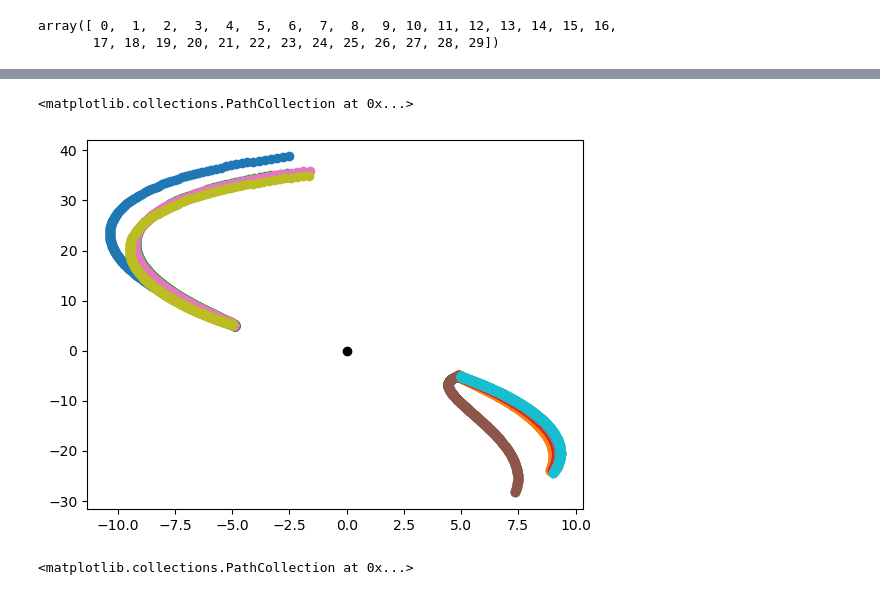
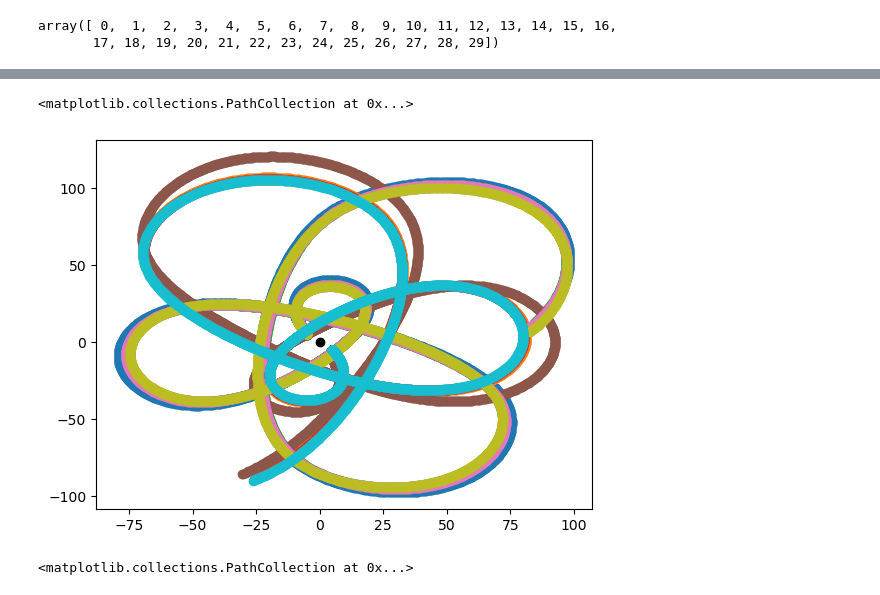
Before and after one commit to David-Chemaly/Nibaueur2023, a Jupyter notebook: Gala_stream.ipynb, the cells around one changed output, grey strips where cells are left out. Saved outputs shown, nothing was run; the diff lists cells and outputs as text; code cells hidden in the pictures.

```diff
--- a/Gala_stream.ipynb
+++ b/Gala_stream.ipynb
@@ -118,0 +74,19 @@ False
+# %%
+vx_halo, vy_halo = np.array([1,0]), np.array([0,1])
+sign = np.sign( np.cross(orbit_pos_p[0,:2],orbit_pos_p[1,:2]) )
+
+vy_prog = orbit_pos_p[:,:2]
+vy_prog = vy_prog / np.linalg.norm(vy_prog, axis=1)[:,None]
+
+vx_prog = np.array([vy_prog[:,1], -vy_prog[:,0]]).T * -sign
+# %%
+all_T_matrix = np.zeros((len(vx_prog), 2, 2))
+
+original_basis = np.array([vx_halo, vy_halo])
+for i in range(len(vx_prog)):
+
+    new_basis = np.array([vx_prog[i], vy_prog[i]])
+
+    transformation_matrix = np.linalg.inv(original_basis) @ new_basis
+
+    all_T_matrix[i] = transformation_matrix
@@ -118,0 +97,12 @@ False
+# %%
+new_x_orbits = np.zeros(x_orbits.shape)
+new_y_orbits = np.zeros(y_orbits.shape)
+
+for i in range(len(new_x_orbits)):
+    for j in range(new_x_orbits.shape[-1]):
+        new_x_orbits[i,j], new_y_orbits[i,j] = all_T_matrix[i] @ ( np.array([x_orbits[i,j].value, y_orbits[i,j].value]) - orbit_pos_p[i,:2].value )
+# %%
+for i in range(new_x_orbits.shape[-1]):
+    plt.scatter(new_x_orbits[:,i]+orbit_pos_p[-1,0].value, new_y_orbits[:,i]+orbit_pos_p[-1,1].value)
+plt.scatter(orbit_pos_N[-1,:,0], orbit_pos_N[-1,:,1], c='k', label='Halo')
+plt.scatter(orbit_pos_p[-1,0].value, orbit_pos_p[-1,1].value, c='b', label='Progenitor')
@@ -119,13 +112,13 @@ False
 # %%
-nstep=500
+nstep=3000
 npar = 10
 for i in range(npar):
     plt.scatter(x_orbits[idx[i]:idx[i]+nstep, i] - orbit_pos_p[idx[i]:idx[i]+nstep, 0], y_orbits[idx[i]:idx[i]+nstep, i] - orbit_pos_p[idx[i]:idx[i]+nstep, 1])
 # plt.scatter(orbit_pos_p[-1, 0], orbit_pos_p[-1, 1], c='k')
 plt.scatter(0,0, c='k')
 # %% [output]
 <matplotlib.collections.PathCollection at 0x...>
-[figure, old version]
+[figure, new version]
 # %%
 plt.scatter(x_orbits[:, 0], y_orbits[:, 0])
 plt.scatter(orbit_pos_p[:, 0], orbit_pos_p[:, 1], c='k')
```
Also changed, not shown: parts of 15 cells of this notebook.
